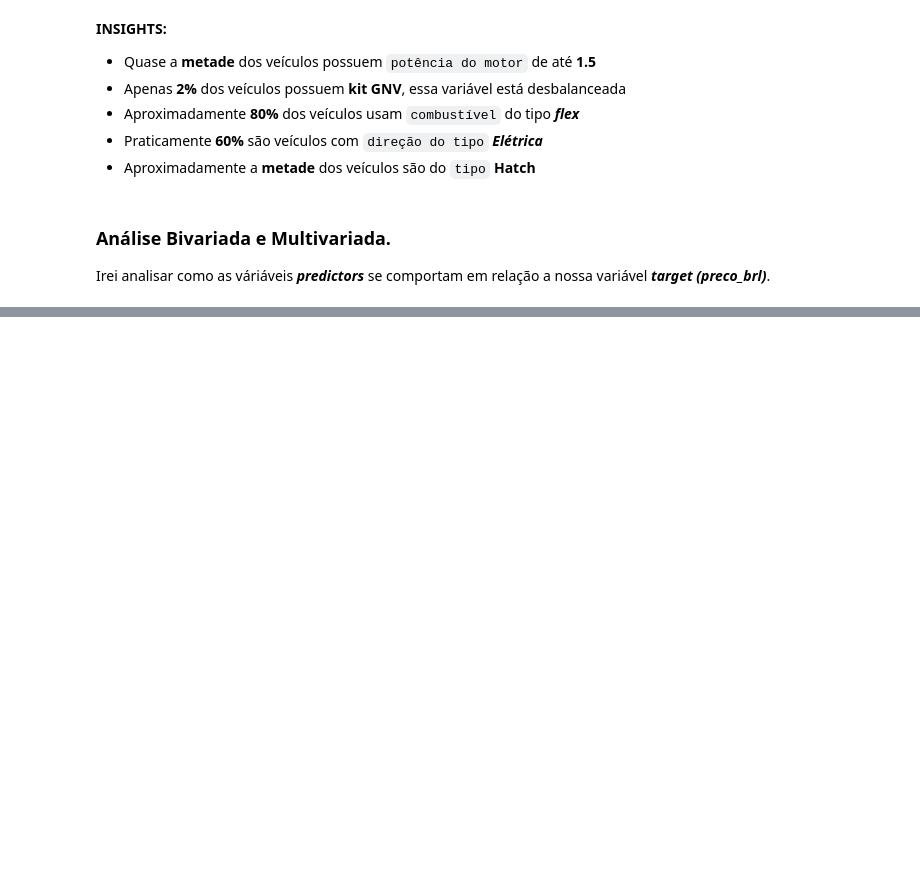
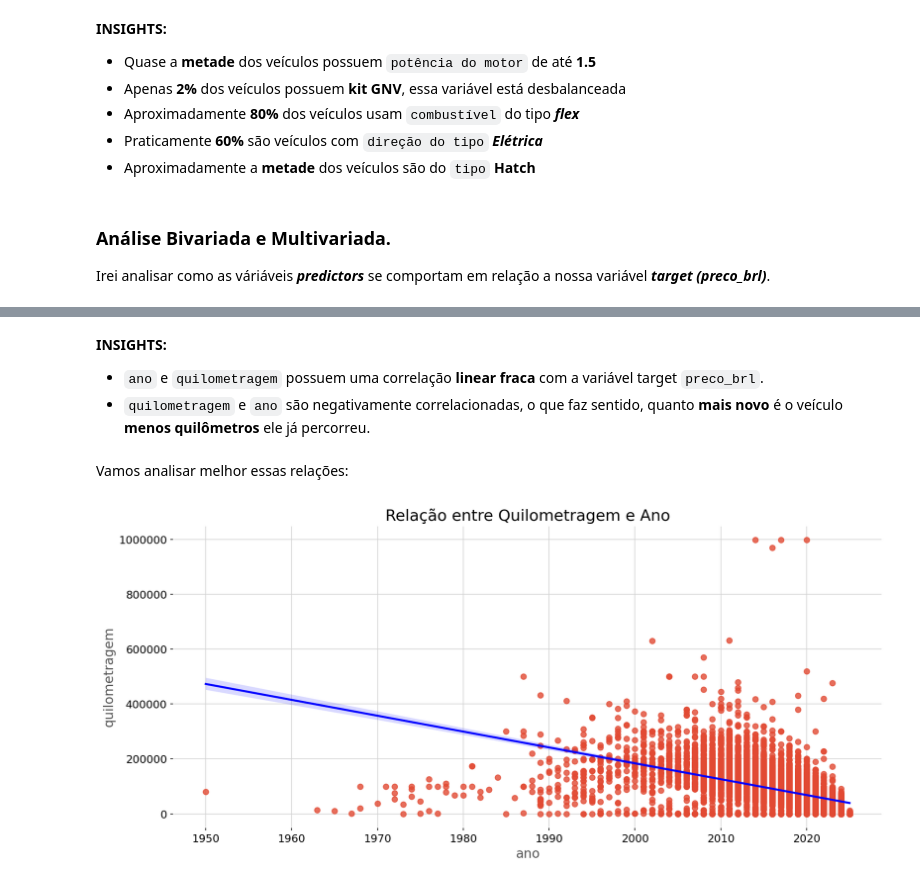
Before and after one commit to PatrickLeal/analise-carros-olx, a Jupyter notebook: notebooks/1. EDA.ipynb, the cells around one changed output, grey strips where cells are left out. Saved outputs shown, nothing was run; the diff lists cells and outputs as text; code cells hidden in the pictures; blank space fills up the shorter version.

```diff
--- a/notebooks/1. EDA.ipynb
+++ b/notebooks/1. EDA.ipynb
@@ -506,0 +518,14 @@ fig.grid(False)
+# %% [markdown]
+**INSIGHTS:**
+*   `ano` e `quilometragem` possuem uma correlação **linear fraca** com a variável target `preco_brl`.
+*   `quilometragem` e `ano` são negativamente correlacionadas, o que faz sentido, quanto **mais novo** é o veículo **menos quilômetros** ele já percorreu.
+# %% [markdown]
+Vamos analisar melhor essas relações:
+# %%
+fig = plt.subplots()
+sns.regplot(data=train, x='ano', y='quilometragem', line_kws={'color':'blue'})
+plt.ticklabel_format(style='plain', axis='y')
+plt.title('Relação entre Quilometragem e Ano')
+plt.show()
+# %% [output]
+[figure, added]
```
Also changed, not shown: parts of 31 cells of this notebook, 2 other files.
